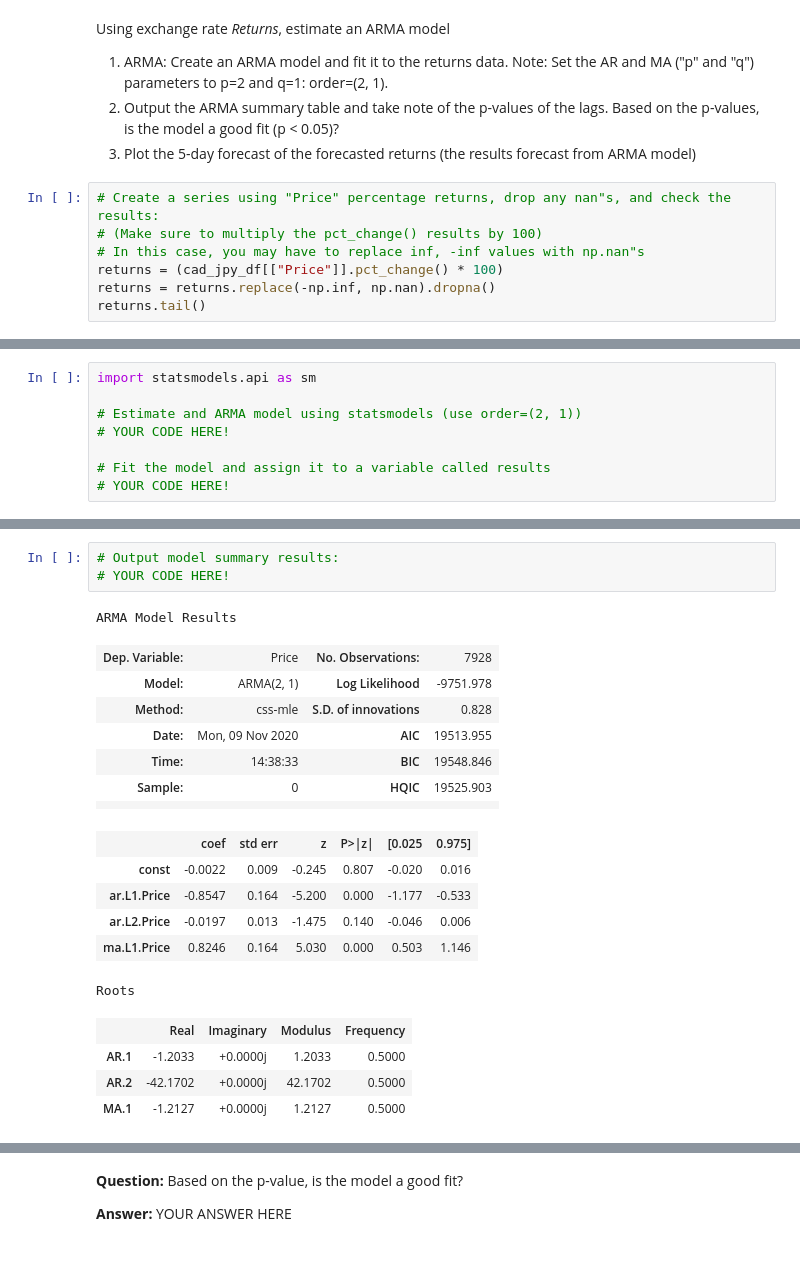
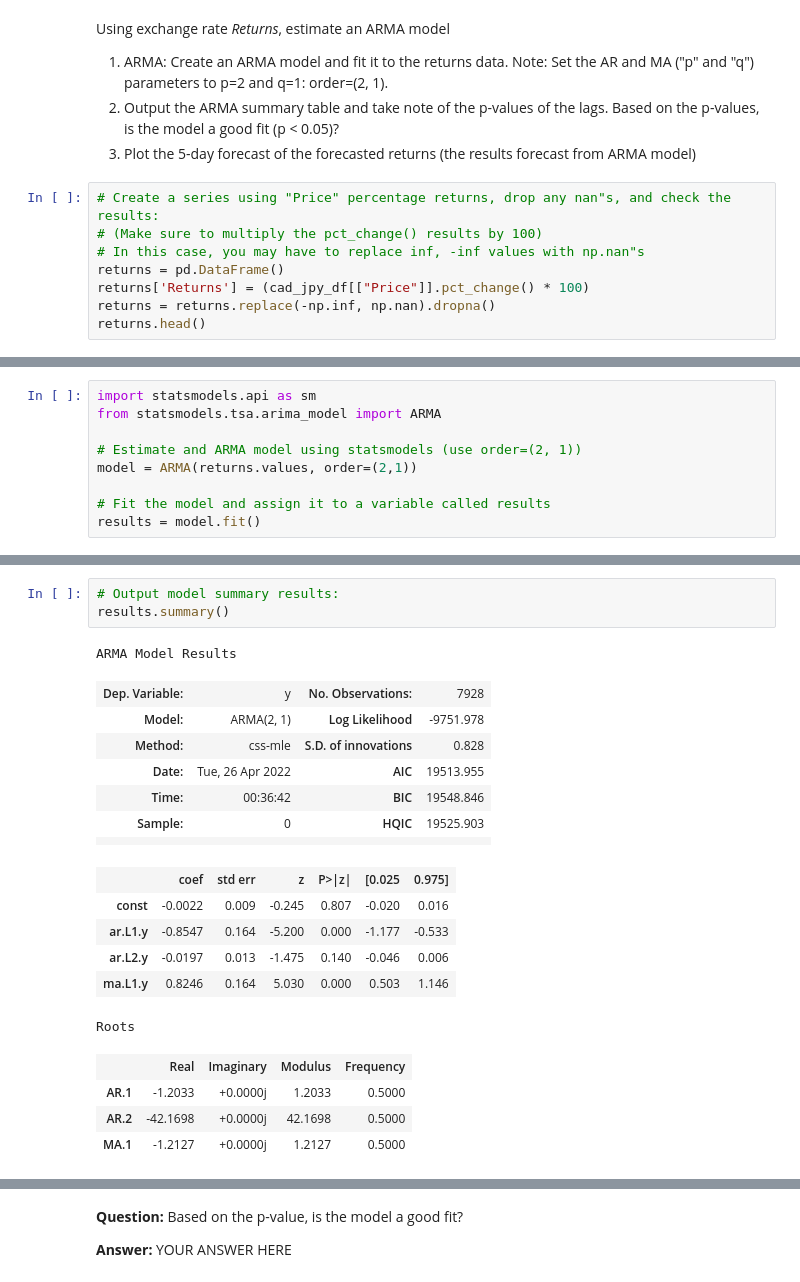
Before and after one commit to keanumanson/time_series_homework, a Jupyter notebook: Starter_Code/time_series_analysis.ipynb, the cells around one changed output, grey strips where cells are left out. Drawn from its saved outputs; the diff is of its cells as text.

```diff
--- a/Starter_Code/time_series_analysis.ipynb
+++ b/Starter_Code/time_series_analysis.ipynb
@@ -115,7 +115,8 @@ Using exchange rate *Returns*, estimate an ARMA model
 # Create a series using "Price" percentage returns, drop any nan"s, and check the results:
 # (Make sure to multiply the pct_change() results by 100)
 # In this case, you may have to replace inf, -inf values with np.nan"s
-returns = (cad_jpy_df[["Price"]].pct_change() * 100)
+returns = pd.DataFrame()
+returns['Returns'] = (cad_jpy_df[["Price"]].pct_change() * 100)
 returns = returns.replace(-np.inf, np.nan).dropna()
-returns.tail()
+returns.head()
 # %% [output]
@@ -129,8 +130,9 @@ returns.tail()
 # %%
 import statsmodels.api as sm
+from statsmodels.tsa.arima_model import ARMA
 
 # Estimate and ARMA model using statsmodels (use order=(2, 1))
-# YOUR CODE HERE!
+model = ARMA(returns.values, order=(2,1))
 
 # Fit the model and assign it to a variable called results
-# YOUR CODE HERE!
+results = model.fit()
@@ -137,22 +158,22 @@ import statsmodels.api as sm
 # %%
 # Output model summary results:
-# YOUR CODE HERE!
+results.summary()
 # %% [output]
 ARMA Model Results
-| Dep. Variable: | Price | No. Observations: | 7928 |
+| Dep. Variable: | y | No. Observations: | 7928 |
 | Model: | ARMA(2, 1) | Log Likelihood | -9751.978 |
 | Method: | css-mle | S.D. of innovations | 0.828 |
-| Date: | Mon, 09 Nov 2020 | AIC | 19513.955 |
-| Time: | 14:38:33 | BIC | 19548.846 |
+| Date: | Tue, 26 Apr 2022 | AIC | 19513.955 |
+| Time: | 00:36:42 | BIC | 19548.846 |
 | Sample: | 0 | HQIC | 19525.903 |
 |  |  |  |  |
 |  | coef | std err | z | P>|z| | [0.025 | 0.975] |
 | const | -0.0022 | 0.009 | -0.245 | 0.807 | -0.020 | 0.016 |
-| ar.L1.Price | -0.8547 | 0.164 | -5.200 | 0.000 | -1.177 | -0.533 |
-| ar.L2.Price | -0.0197 | 0.013 | -1.475 | 0.140 | -0.046 | 0.006 |
-| ma.L1.Price | 0.8246 | 0.164 | 5.030 | 0.000 | 0.503 | 1.146 |
+| ar.L1.y | -0.8547 | 0.164 | -5.200 | 0.000 | -1.177 | -0.533 |
+| ar.L2.y | -0.0197 | 0.013 | -1.475 | 0.140 | -0.046 | 0.006 |
+| ma.L1.y | 0.8246 | 0.164 | 5.030 | 0.000 | 0.503 | 1.146 |
 Roots
 |  | Real | Imaginary | Modulus | Frequency |
 | AR.1 | -1.2033 | +0.0000j | 1.2033 | 0.5000 |
-| AR.2 | -42.1702 | +0.0000j | 42.1702 | 0.5000 |
+| AR.2 | -42.1698 | +0.0000j | 42.1698 | 0.5000 |
 | MA.1 | -1.2127 | +0.0000j | 1.2127 | 0.5000 |
```
Also changed, not shown: parts of 11 cells of this notebook.
